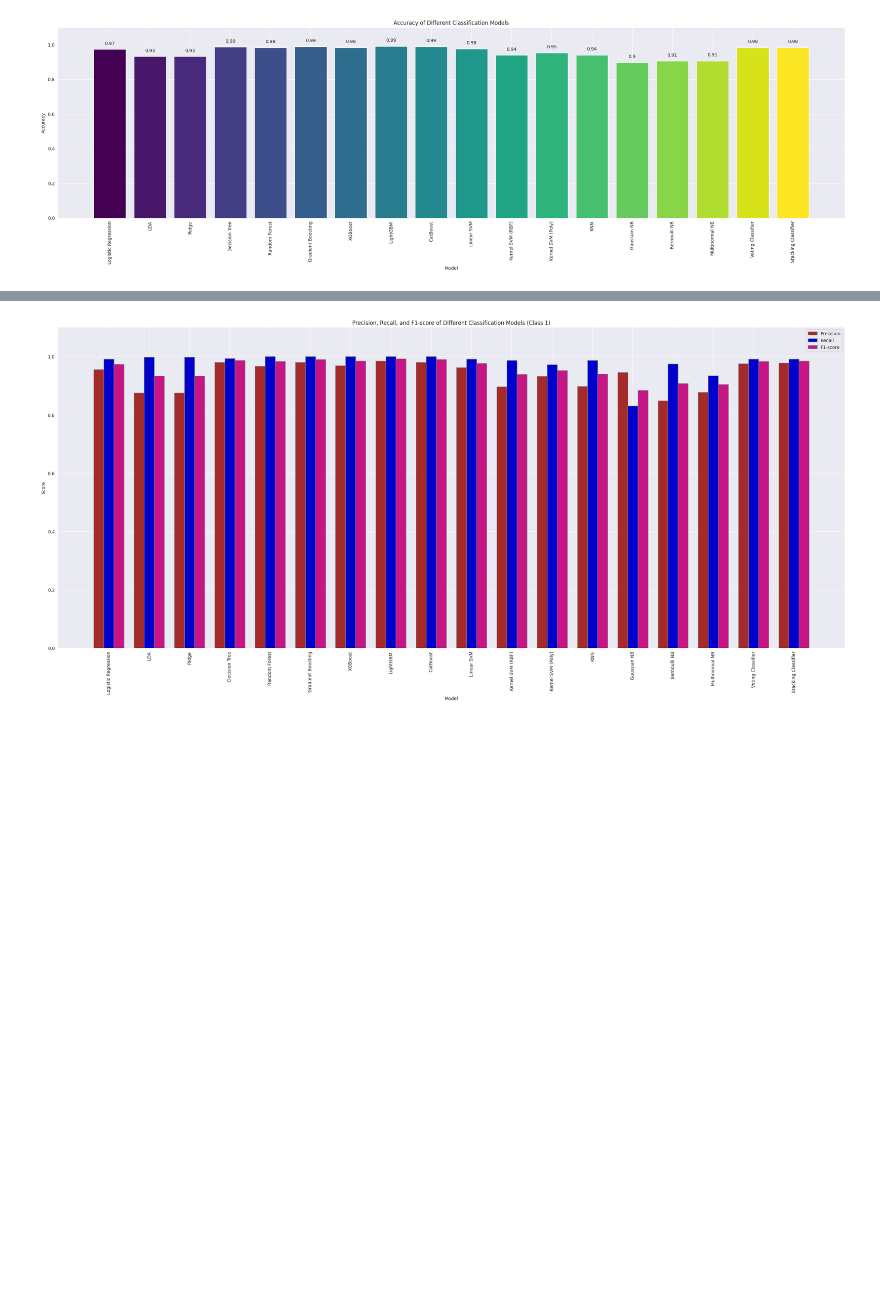
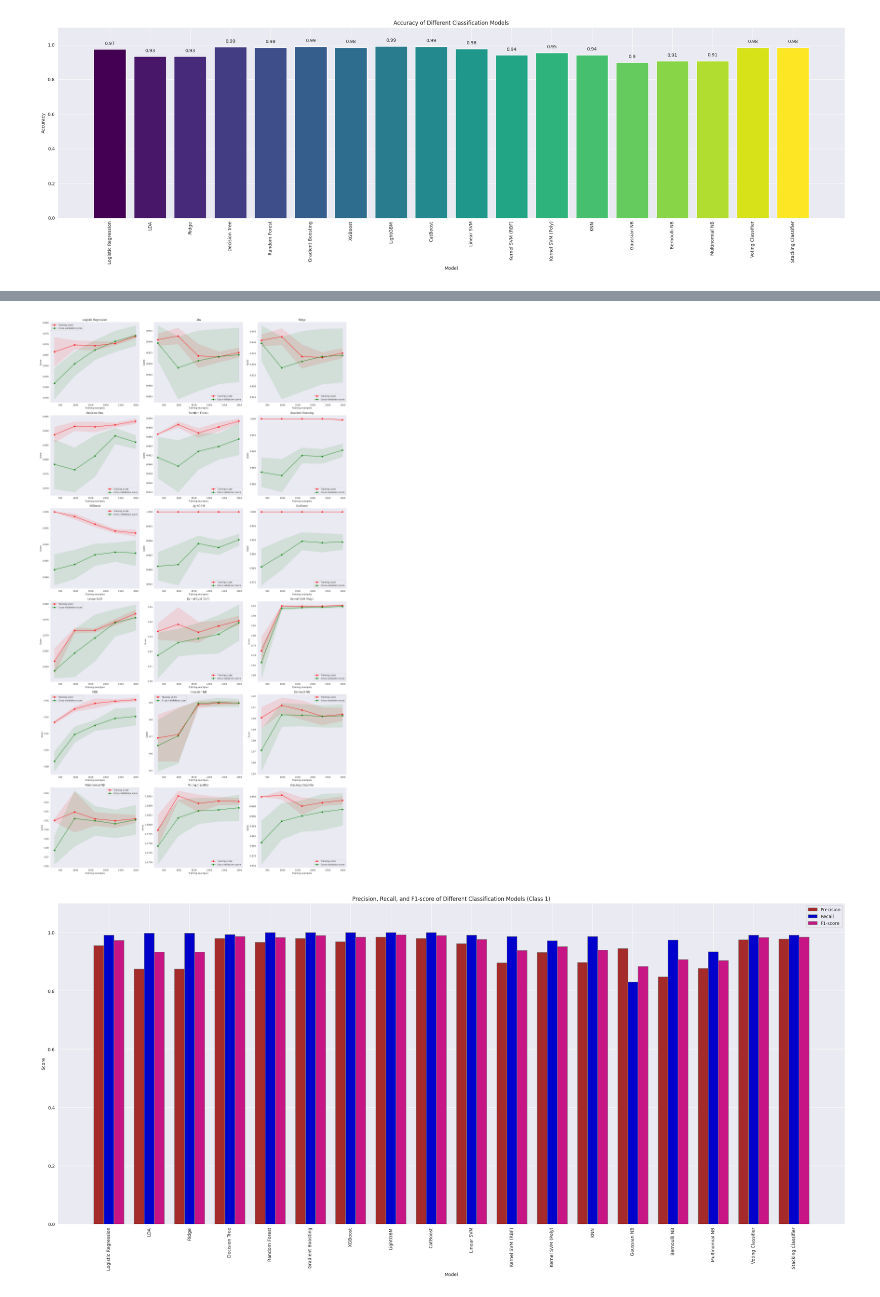
Before and after one commit to nimalan-parameswaran/Cardiovascular-Disease-Risk-Predictor, a Jupyter notebook: CHD_Prediction.ipynb, the cells around one changed output, grey strips where cells are left out. Drawn from its saved outputs; the diff is of its cells as text; code cells hidden in the pictures; blank space fills up the shorter version.

```diff
--- a/CHD_Prediction.ipynb
+++ b/CHD_Prediction.ipynb
@@ -791,3 +843,60 @@ plt.show()
+# %%
+from sklearn.model_selection import learning_curve
+
+def plot_learning_curve(estimator, title, X, y, ax, ylim=None, cv=None,
+                        n_jobs=None, train_sizes=np.linspace(.1, 1.0, 5)):
+    ax.set_title(title)
+    if ylim is not None:
+        ax.set_ylim(*ylim)
+    ax.set_xlabel("Training examples")
+    ax.set_ylabel("Score")
+
+    train_sizes, train_scores, test_scores = learning_curve(
+        estimator, X, y, cv=cv, n_jobs=n_jobs, train_sizes=train_sizes)
+
+    train_scores_mean = np.mean(train_scores, axis=1)
+    train_scores_std = np.std(train_scores, axis=1)
+    test_scores_mean = np.mean(test_scores, axis=1)
+    test_scores_std = np.std(test_scores, axis=1)
+
+    ax.grid()
+
+    ax.fill_between(train_sizes, train_scores_mean - train_scores_std,
+                     train_scores_mean + train_scores_std, alpha=0.1,
+                     color="r")
+    ax.fill_between(train_sizes, test_scores_mean - test_scores_std,
+                     test_scores_mean + test_scores_std, alpha=0.1, color="g")
+    ax.plot(train_sizes, train_scores_mean, 'o-', color="r",
+             label="Training score")
+    ax.plot(train_sizes, test_scores_mean, 'o-', color="g",
+             label="Cross-validation score")
+
+    ax.legend(loc="best")
+    return ax
+
+# Generate learning curves for each model
+n_models = len(models)
+n_cols = 3
+n_rows = (n_models + n_cols - 1) // n_cols
+
+plt.figure(figsize=(20, n_rows * 6)) # Adjust overall figure size
+
+for i, (name, model) in enumerate(models.items()):
+    try:
+        # Determine which data to use based on the model (scaled or unscaled)
+        data_to_use_X = X_train_scaled if name in ['Logistic Regression', 'LDA', 'Ridge', 'Linear SVM', 'Kernel SVM (RBF)', 'Kernel SVM (Poly)', 'KNN', 'Gaussian NB', 'Bernoulli NB', 'Voting Classifier', 'Stacking Classifier'] else X_train
+        data_to_use_y = y_train
+
+        ax = plt.subplot(n_rows, n_cols, i + 1)
+        plot_learning_curve(model, f"{name}", data_to_use_X, data_to_use_y, ax=ax, cv=5)
+
+    except Exception as e:
+        print(f"Could not generate learning curve for {name}: {e}")
+
+plt.tight_layout()
+plt.show()
+# %% [output]
+[figure, added]
 # %%
 from sklearn.metrics import classification_report
 
```
Also changed, not shown: parts of 3 cells of this notebook.
